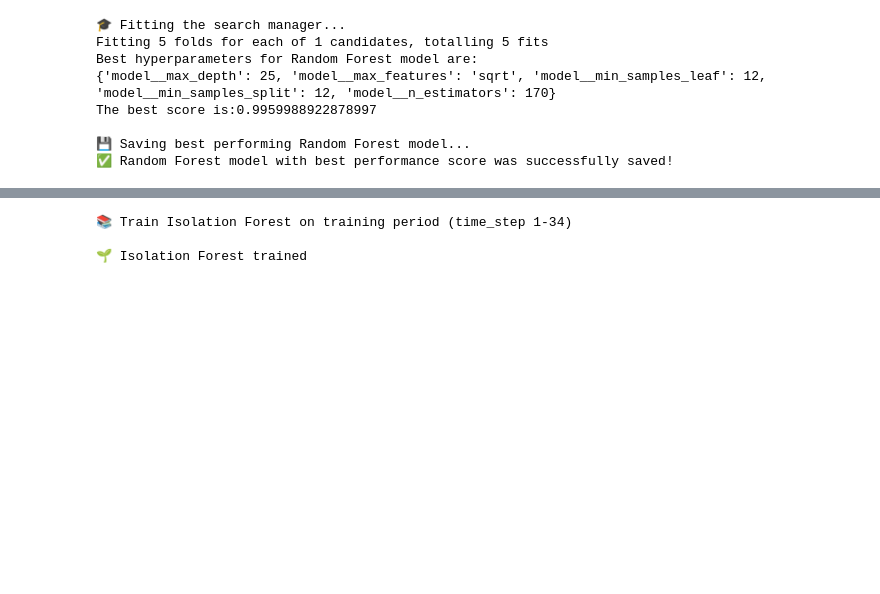
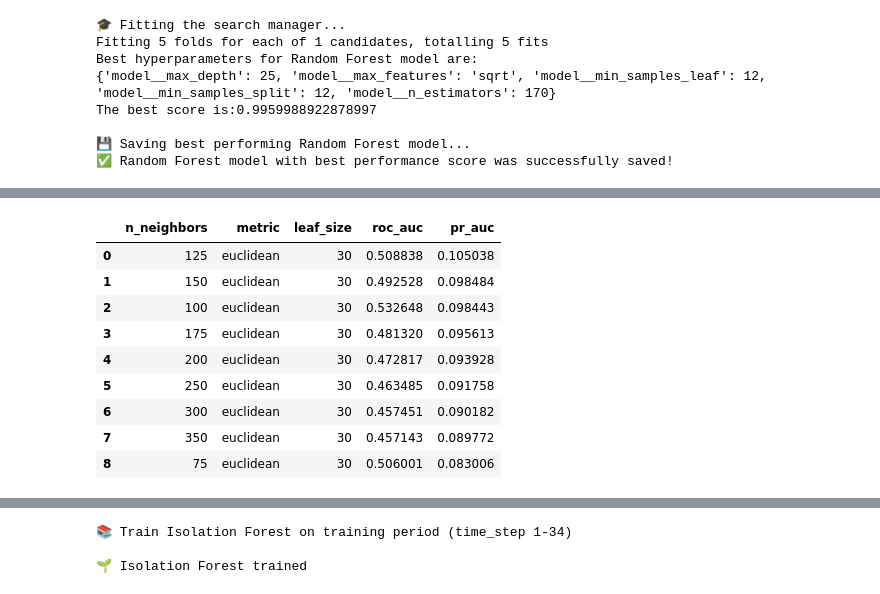
Before and after one commit to IIIAMAH3/AML-Blockchain-Monitoring-System, a Jupyter notebook: notebooks/03_training.ipynb, the cells around one changed output, grey strips where cells are left out. Cells and saved outputs as stored; diff of their text form; code cells hidden in the pictures; blank space fills up the shorter version.

Commit message:
Add LOF model, all models comparison, unsupervised pipeline with random split

```diff
--- a/notebooks/03_training.ipynb
+++ b/notebooks/03_training.ipynb
@@ -88,0 +165,76 @@ The best score is:0.9959988922878997
+# %%
+## 2. LOF Hyperparameter Search
+
+n_neighbors_values = [
+    75,
+    100,
+    125,
+    150,
+    175,
+    200,
+    250,
+    300,
+    350,
+]
+
+lof_search_results = []
+
+for n_neighbors in n_neighbors_values:
+
+    print(
+        f"Testing n_neighbors={n_neighbors}"
+    )
+
+    lof_model = create_lof_pipeline(
+        n_neighbors=n_neighbors,
+        contamination=0.05,
+        metric="euclidean",
+        p=2,
+        leaf_size=30,
+    )
+
+    lof_model.fit(X_train)
+
+    anomaly_scores = -lof_model.score_samples(
+        X_validation
+    )
+
+    search_predictions = pd.DataFrame({
+        "txId": validation_df["txId"].values,
+        "anomaly_score": anomaly_scores,
+    })
+
+    search_eval = search_predictions.merge(
+        validation_labels,
+        on="txId",
+        how="inner",
+    )
+
+    y_true = search_eval["is_illicit"].astype(int)
+    y_score = search_eval["anomaly_score"]
+
+    lof_search_results.append({
+        "n_neighbors": n_neighbors,
+        "metric": "euclidean",
+        "leaf_size": 30,
+        "roc_auc": roc_auc_score(
+            y_true,
+            y_score,
+        ),
+        "pr_auc": average_precision_score(
+            y_true,
+            y_score,
+        ),
+    })
+
+lof_search_results_df = (
+    pd.DataFrame(lof_search_results)
+    .sort_values(
+        by=["pr_auc", "roc_auc"],
+        ascending=False,
+    )
+    .reset_index(drop=True)
+)
+
+display(lof_search_results_df)
+# %% [output]
@@ -88,0 +250,10 @@ The best score is:0.9959988922878997
+|  | n_neighbors | metric | leaf_size | roc_auc | pr_auc |
+| 0 | 125 | euclidean | 30 | 0.508838 | 0.105038 |
+| 1 | 150 | euclidean | 30 | 0.492528 | 0.098484 |
+| 2 | 100 | euclidean | 30 | 0.532648 | 0.098443 |
+| 3 | 175 | euclidean | 30 | 0.481320 | 0.095613 |
+| 4 | 200 | euclidean | 30 | 0.472817 | 0.093928 |
+| 5 | 250 | euclidean | 30 | 0.463485 | 0.091758 |
+| 6 | 300 | euclidean | 30 | 0.457451 | 0.090182 |
+| 7 | 350 | euclidean | 30 | 0.457143 | 0.089772 |
+| 8 | 75 | euclidean | 30 | 0.506001 | 0.083006 |
```
Also changed, not shown: parts of 31 cells of this notebook, 15 other files.
